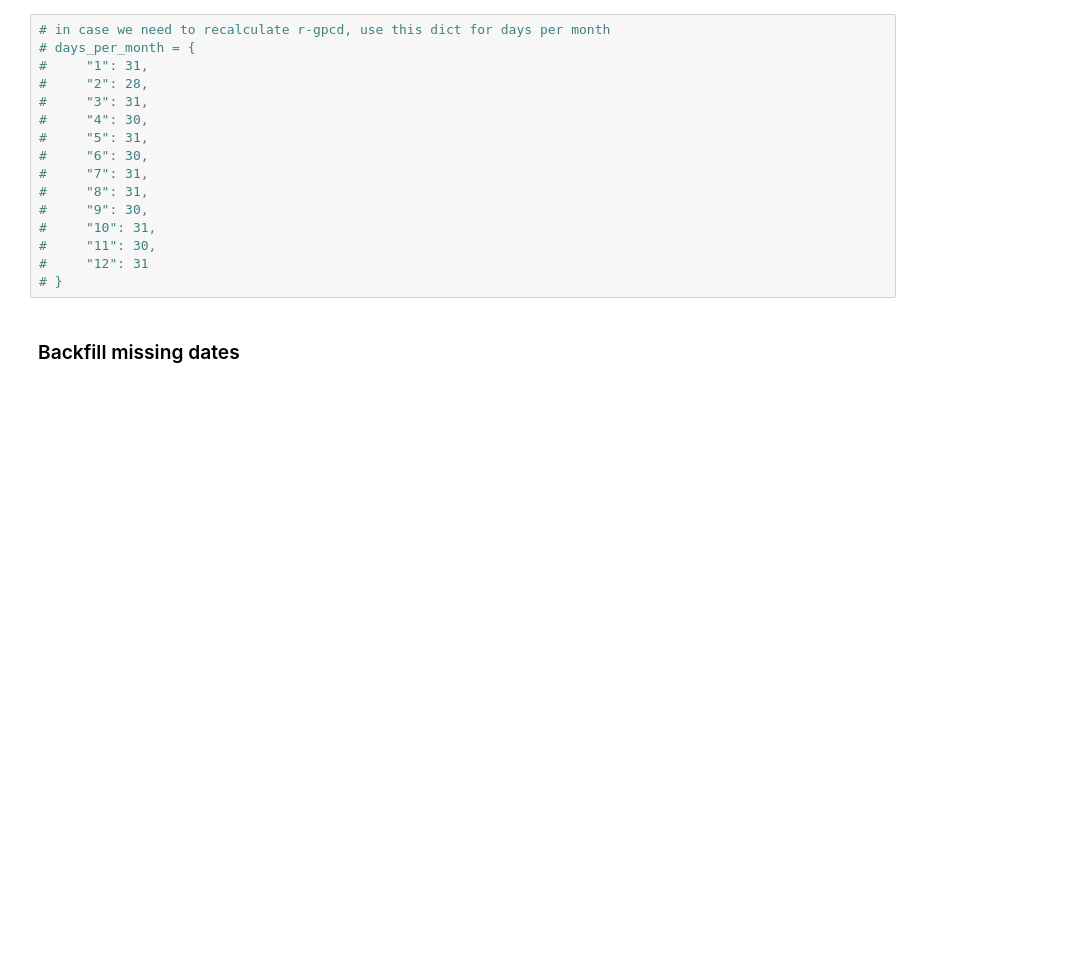
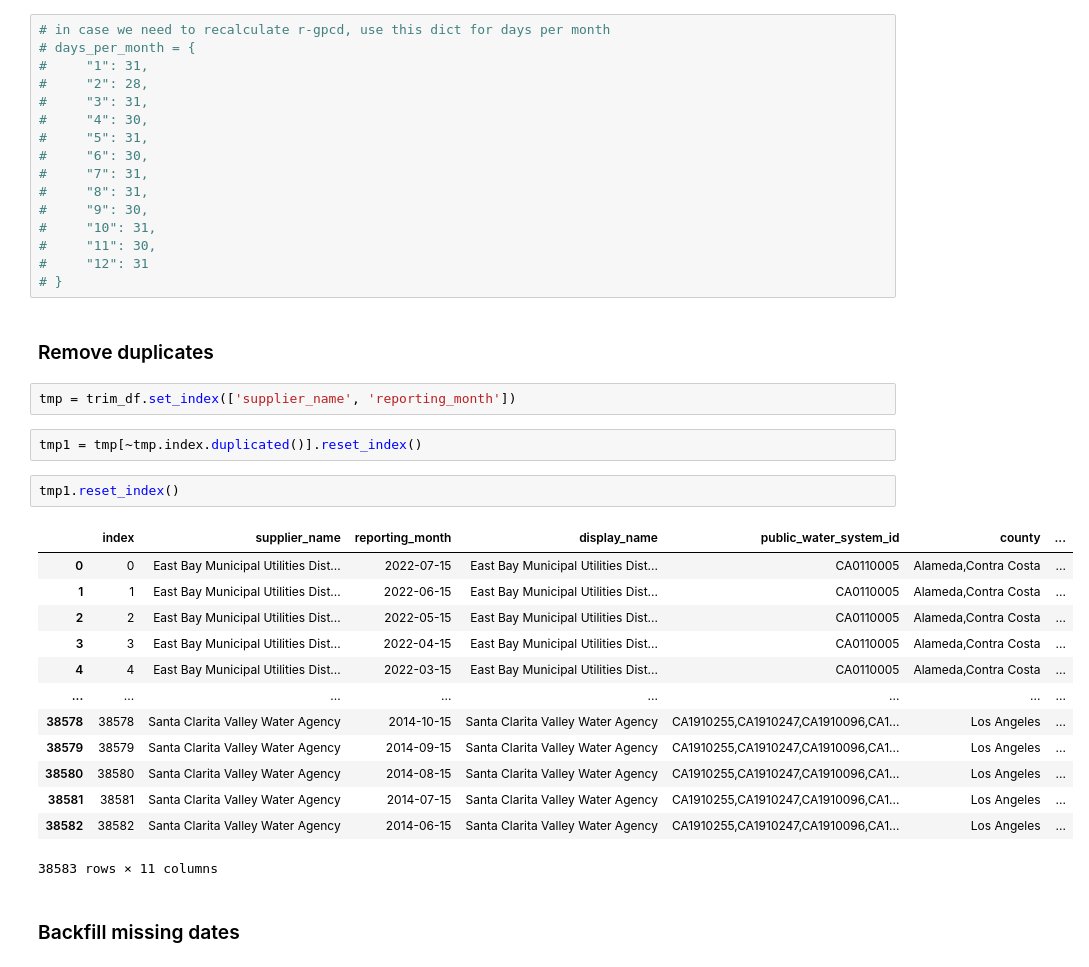
Before and after one commit to datadesk/california-drought-scrapers, a Jupyter notebook: processors/2-r-gpcd.ipynb, the cells around one changed output. Drawn from its saved outputs; the diff is of its cells as text; blank space fills up the shorter version.

Commit message:
remove duplicate

```diff
--- a/processors/2-r-gpcd.ipynb
+++ b/processors/2-r-gpcd.ipynb
@@ -131,6 +131,28 @@ statewide_df = trim_df.groupby(
 #     "11": 30,
 #     "12": 31
 # }
+# %% [markdown]
+### Remove duplicates
+# %%
+tmp = trim_df.set_index(['supplier_name', 'reporting_month'])
+# %%
+tmp1 = tmp[~tmp.index.duplicated()].reset_index()
+# %%
+tmp1.reset_index()
+# %% [output]
+|  | index | supplier_name | reporting_month | display_name | public_water_system_id | county | ... |
+| 0 | 0 | East Bay Municipal Utilities Dist... | 2022-07-15 | East Bay Municipal Utilities Dist... | CA0110005 | Alameda,Contra Costa | ... |
+| 1 | 1 | East Bay Municipal Utilities Dist... | 2022-06-15 | East Bay Municipal Utilities Dist... | CA0110005 | Alameda,Contra Costa | ... |
+| 2 | 2 | East Bay Municipal Utilities Dist... | 2022-05-15 | East Bay Municipal Utilities Dist... | CA0110005 | Alameda,Contra Costa | ... |
+| 3 | 3 | East Bay Municipal Utilities Dist... | 2022-04-15 | East Bay Municipal Utilities Dist... | CA0110005 | Alameda,Contra Costa | ... |
+| 4 | 4 | East Bay Municipal Utilities Dist... | 2022-03-15 | East Bay Municipal Utilities Dist... | CA0110005 | Alameda,Contra Costa | ... |
+| ... | ... | ... | ... | ... | ... | ... | ... |
+| 38578 | 38578 | Santa Clarita Valley Water Agency | 2014-10-15 | Santa Clarita Valley Water Agency | CA1910255,CA1910247,CA1910096,CA1... | Los Angeles | ... |
+| 38579 | 38579 | Santa Clarita Valley Water Agency | 2014-09-15 | Santa Clarita Valley Water Agency | CA1910255,CA1910247,CA1910096,CA1... | Los Angeles | ... |
+| 38580 | 38580 | Santa Clarita Valley Water Agency | 2014-08-15 | Santa Clarita Valley Water Agency | CA1910255,CA1910247,CA1910096,CA1... | Los Angeles | ... |
+| 38581 | 38581 | Santa Clarita Valley Water Agency | 2014-07-15 | Santa Clarita Valley Water Agency | CA1910255,CA1910247,CA1910096,CA1... | Los Angeles | ... |
+| 38582 | 38582 | Santa Clarita Valley Water Agency | 2014-06-15 | Santa Clarita Valley Water Agency | CA1910255,CA1910247,CA1910096,CA1... | Los Angeles | ... |
+38583 rows × 11 columns
 # %% [markdown]
 ### Backfill missing dates
 # %%
```
Also changed, not shown: parts of 4 cells of this notebook, 20 other files.
